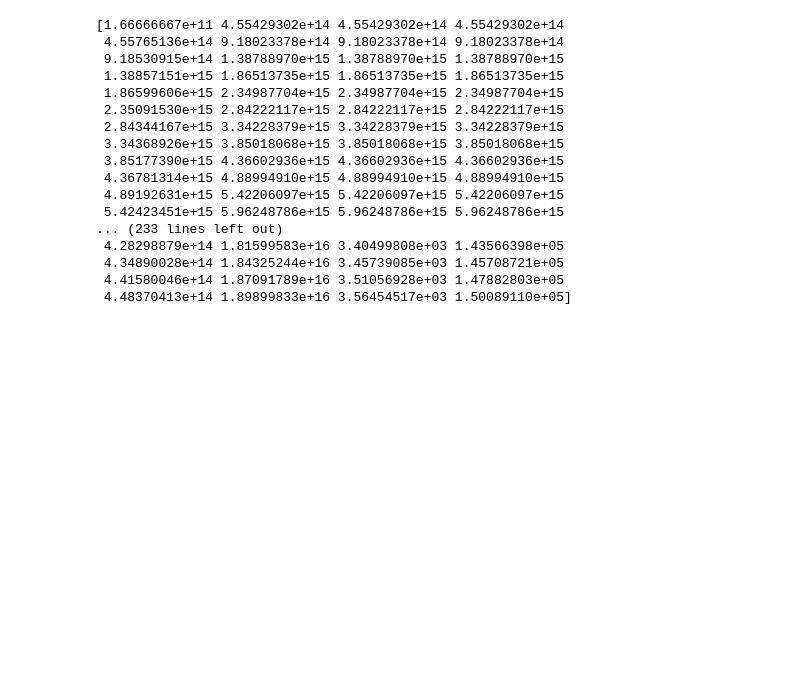
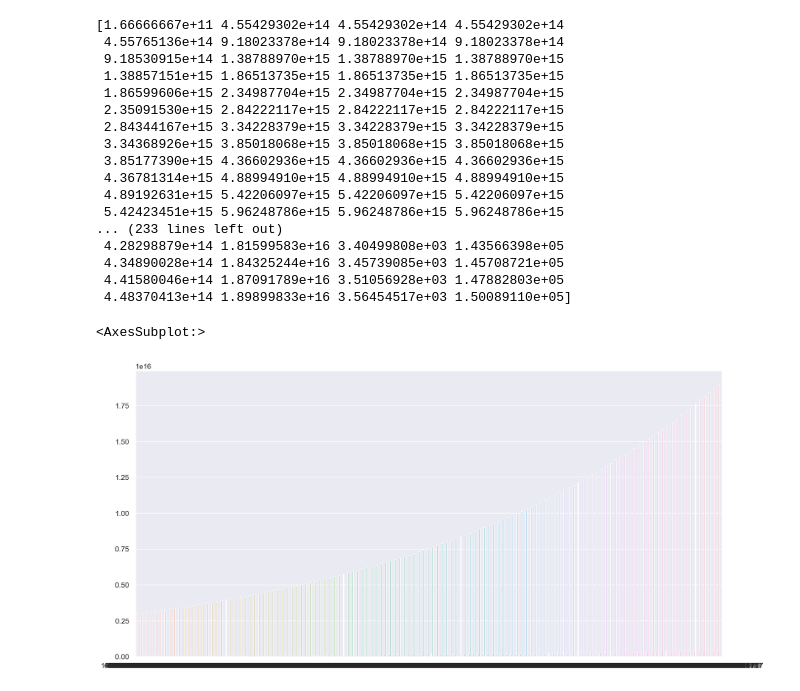
Before and after one commit to rsha256/defi_final_proj, a Jupyter notebook: my_notebook.ipynb, the cells around one changed output. Cells and saved outputs as stored; diff of their text form; code cells hidden in the pictures; blank space fills up the shorter version.

Commit message:
add barplot

```diff
--- a/my_notebook.ipynb
+++ b/my_notebook.ipynb
@@ -166,3 +166,8 @@ print(total_ETH_spent, received)
  4.34890028e+14 1.84325244e+16 3.45739085e+03 1.45708721e+05
  4.41580046e+14 1.87091789e+16 3.51056928e+03 1.47882803e+05
  4.48370413e+14 1.89899833e+16 3.56454517e+03 1.50089110e+05]
+# %%
+sns.barplot(total_ETH_spent, received)
+# %% [output]
+<AxesSubplot:>
+[figure, added]
```
